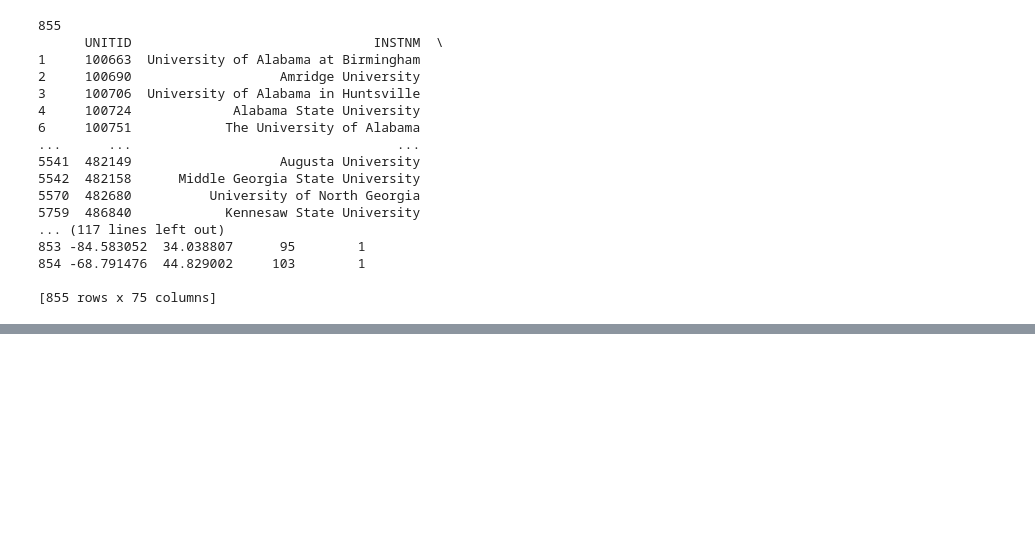
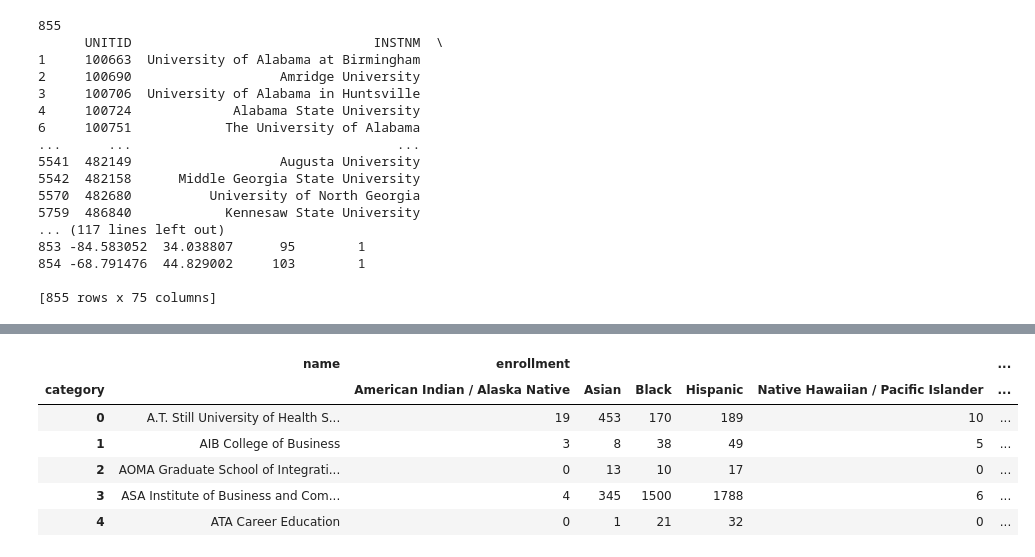
Before and after one commit to ChrisSunM/4310-final, a Jupyter notebook: 4310_final.ipynb, the cells around one changed output, grey strips where cells are left out. Saved outputs shown, nothing was run; the diff lists cells and outputs as text; code cells hidden in the pictures; blank space fills up the shorter version.

```diff
--- a/4310_final.ipynb
+++ b/4310_final.ipynb
@@ -70,0 +137,18 @@ finalcolleges.to_csv("filtered_colleges.csv")
+# %%
+totaldata = pd.read_csv("TuitionIncome.csv")
+diversity = pd.read_csv("diversity_school.csv")
+# %%
+diversity = diversity.groupby(["name", "category"]).sum()
+
+diversity = pd.pivot_table(diversity,index=["name"], columns="category").reset_index()
+
+
+diversity.head()
+# %% [output]
+|  | name | enrollment |  |  |  |  | ... |
+| category |  | American Indian / Alaska Native | Asian | Black | Hispanic | Native Hawaiian / Pacific Islander | ... |
+| 0 | A.T. Still University of Health S... | 19 | 453 | 170 | 189 | 10 | ... |
+| 1 | AIB College of Business | 3 | 8 | 38 | 49 | 5 | ... |
+| 2 | AOMA Graduate School of Integrati... | 0 | 13 | 10 | 17 | 0 | ... |
+| 3 | ASA Institute of Business and Com... | 4 | 345 | 1500 | 1788 | 6 | ... |
+| 4 | ATA Career Education | 0 | 1 | 21 | 32 | 0 | ... |
```
Also changed, not shown: parts of 6 cells of this notebook.
